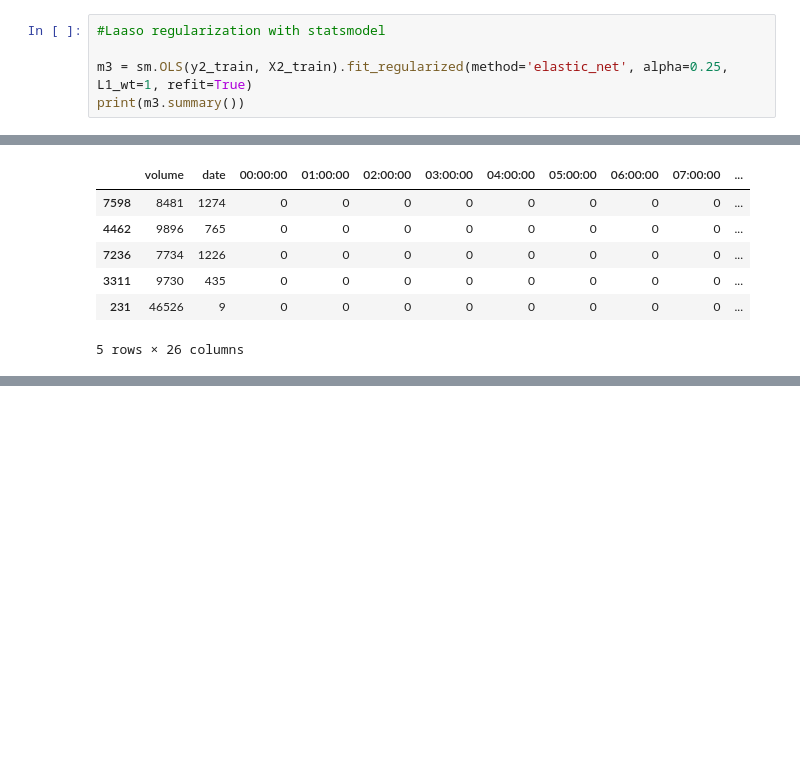
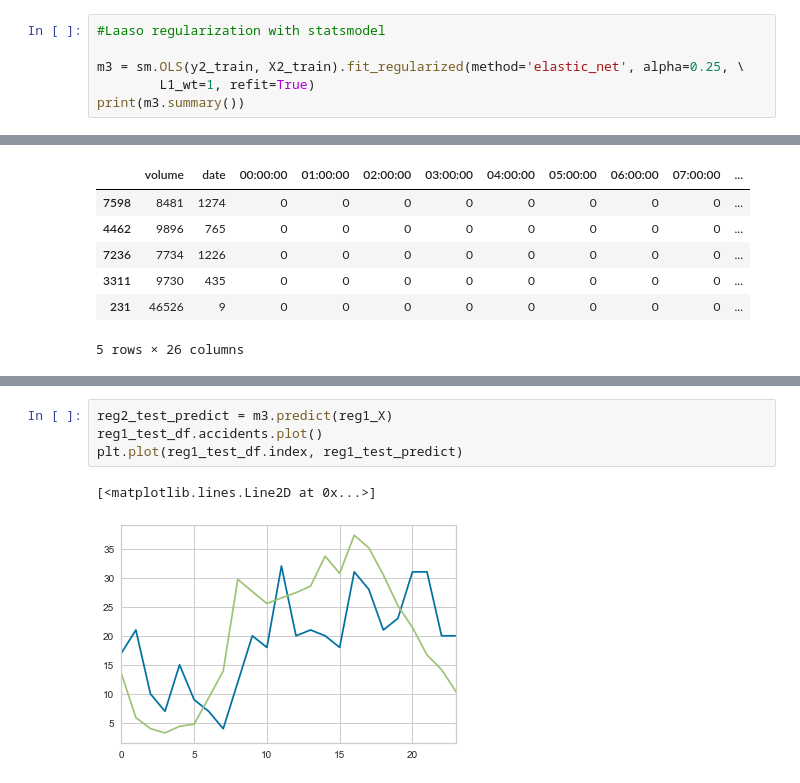
Before and after one commit to ghopping/Springboard_Capstone_1, a Jupyter notebook: GH_Capstone_1_regression.ipynb, the cells around one changed output, grey strips where cells are left out. Cells and saved outputs as stored; diff of their text form; blank space fills up the shorter version.

```diff
--- a/GH_Capstone_1_regression.ipynb
+++ b/GH_Capstone_1_regression.ipynb
@@ -505,7 +502,8 @@ len(predictions)
 # %%
 #Laaso regularization with statsmodel
 
-m3 = sm.OLS(y2_train, X2_train).fit_regularized(method='elastic_net', alpha=0.25, L1_wt=1, refit=True)
+m3 = sm.OLS(y2_train, X2_train).fit_regularized(method='elastic_net', alpha=0.25, \
+        L1_wt=1, refit=True)
 print(m3.summary())
 # %% [output]
                             OLS Regression Results
@@ -618,0 +613,7 @@ plt.show()
+# %%
+reg2_test_predict = m3.predict(reg1_X)
+reg1_test_df.accidents.plot()
+plt.plot(reg1_test_df.index, reg1_test_predict)
+# %% [output]
+[<matplotlib.lines.Line2D at 0x...>]
+[figure, added]
```
Also changed, not shown: parts of 23 cells of this notebook, 1 other file.
